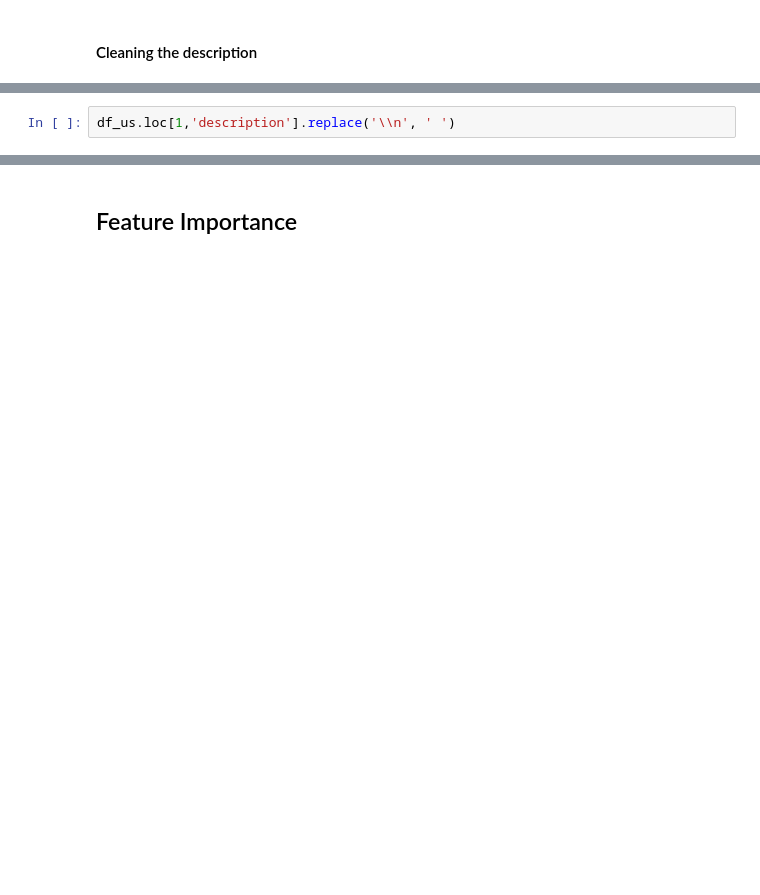
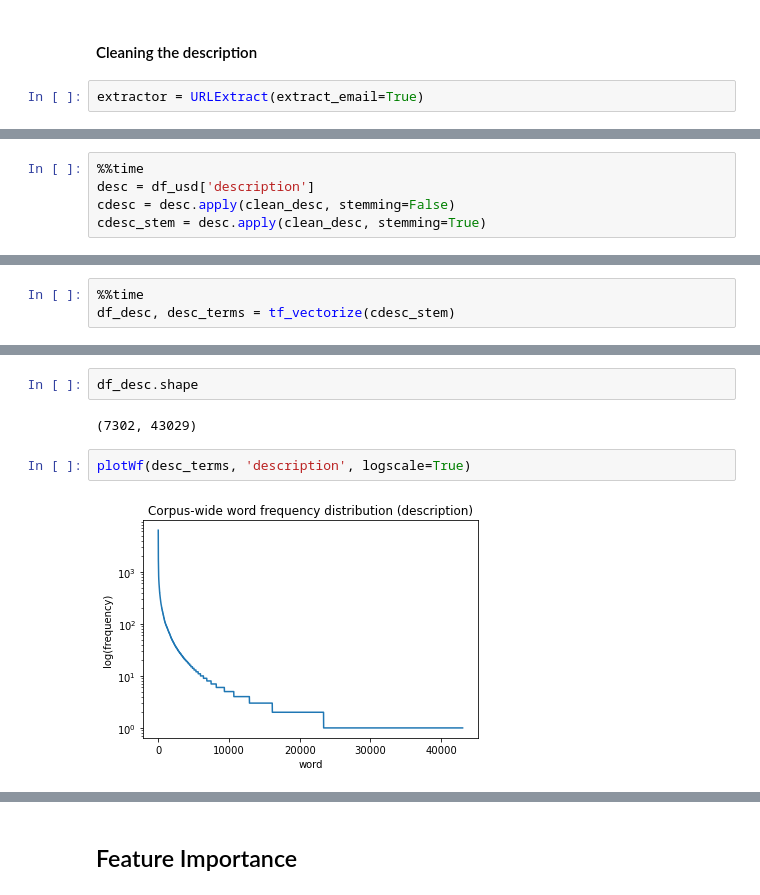
Before and after one commit to kduong781/youtube-category-predictor, a Jupyter notebook: video-data-preprocess.ipynb, the cells around one changed output, grey strips where cells are left out. Cells and saved outputs as stored; diff of their text form; blank space fills up the shorter version.

```diff
--- a/video-data-preprocess.ipynb
+++ b/video-data-preprocess.ipynb
@@ -124,2 +175,4 @@ ctags_stem[2]
 # %% [markdown]
 #### Cleaning the description
+# %%
+extractor = URLExtract(extract_email=True)
@@ -126,3 +210,6 @@ ctags_stem[2]
 # %%
-df_us.loc[1,'description'].replace('\\n', ' ')
+%%time
+desc = df_usd['description']
+cdesc = desc.apply(clean_desc, stemming=False)
+cdesc_stem = desc.apply(clean_desc, stemming=True)
 # %% [output]
@@ -134,0 +307,3 @@ urls
+# %%
+%%time
+df_desc, desc_terms = tf_vectorize(cdesc_stem)
@@ -134,0 +313,8 @@ urls
+# %%
+df_desc.shape
+# %% [output]
+(7302, 43029)
+# %%
+plotWf(desc_terms, 'description', logscale=True)
+# %% [output]
+[figure, added]
```
Also changed, not shown: parts of 36 cells of this notebook.
